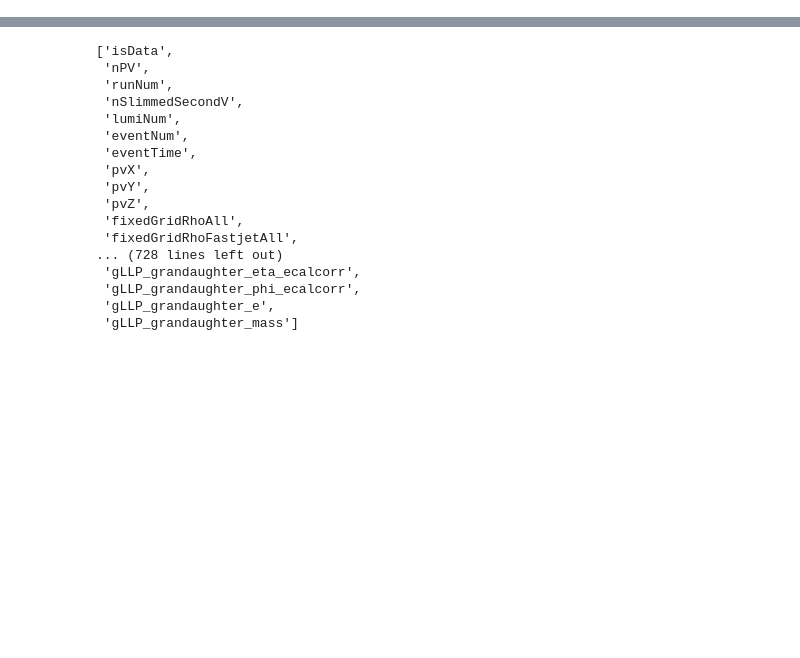
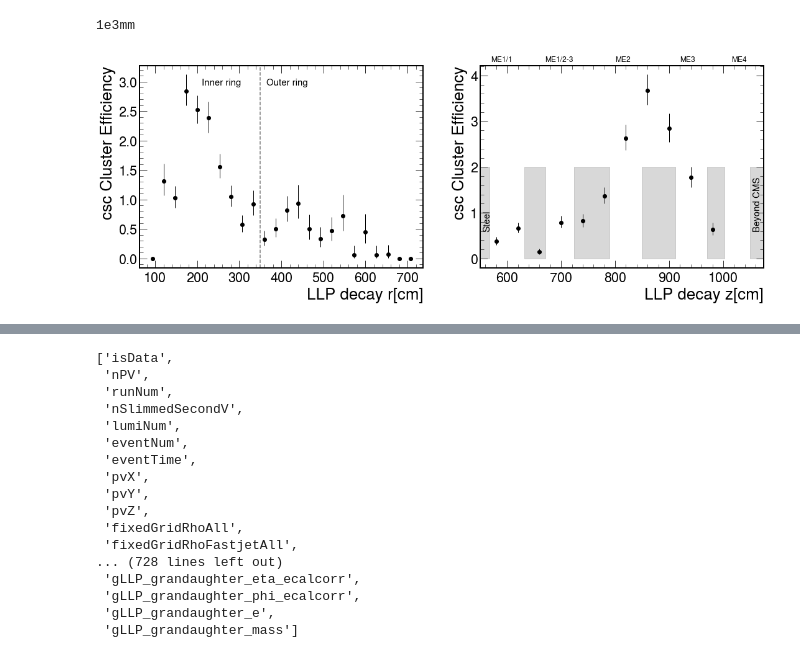
Before and after one commit to AnthonyAportela/LLPs, a Jupyter notebook: notebooks/Bplus/Aram_processor.ipynb, the cells around one changed output, grey strips where cells are left out. Saved outputs shown, nothing was run; the diff lists cells and outputs as text; code cells hidden in the pictures; blank space fills up the shorter version.

```diff
--- a/notebooks/Bplus/Aram_processor.ipynb
+++ b/notebooks/Bplus/Aram_processor.ipynb
@@ -166,0 +228,77 @@ for junk in out:
+# %%
+import mplhep
+from hist.intervals import ratio_uncertainty
+import matplotlib.patches as patches
+
+plt.style.use(mplhep.style.CMS)
+
+
+def ratio(reco, real, rax, ax, det):
+    num = reco.project(ax)
+    den = real.project(ax)
+    rax.errorbar(
+        x=num.axes[0].centers,
+        y=num.view() / den.view() ,
+        yerr=ratio_uncertainty(num.view(), den.view(), "poisson"),
+        color="k",
+        linestyle="none",
+        marker="o",
+        elinewidth=1,
+    )
+    rax.set_ylabel(f"{det} Cluster Efficiency")
+    rax.set_xlabel(f"LLP decay {ax}[cm]")
+    return rax
+
+def drawCSCz(ax,text_loc=0.7):
+    ax.set_xlim(550,1075)
+    (xmin,xmax) = ax.get_xlim()
+
+    y_max = ax.get_ylim()[1]
+
+    preME11 = patches.Rectangle((xmin, 0), 568-xmin, 2,color='grey',alpha=0.3)
+    ME11_12 = patches.Rectangle((632, 0), 39, 2,color='grey',alpha=0.3)
+    ME12_2  = patches.Rectangle((724, 0), 65, 2,color='grey',alpha=0.3)
+    ME2_3   = patches.Rectangle((849, 0), 62, 2,color='grey',alpha=0.3)
+    ME3_4   = patches.Rectangle((970, 0), 32, 2,color='grey',alpha=0.3)
+    beyond  = patches.Rectangle((1050, 0),50, 2,color='grey',alpha=0.3)
+
+    ax.text(570, y_max*1.02, 'ME1/1', fontsize=12)
+    ax.text(670, y_max*1.02, 'ME1/2-3', fontsize=12)
+    ax.text(800, y_max*1.02, 'ME2', fontsize=12)
+    ax.text(920, y_max*1.02, 'ME3', fontsize=12)
+    ax.text(1015, y_max*1.02,'ME4', fontsize=12)
+    ax.text(xmin+5 ,y_max*0.15, "Steel", fontsize=15,rotation=90)
+    ax.text(xmax-20,y_max*0.15, "Beyond CMS", fontsize=15,rotation=90)
+
+    ax.add_patch(preME11)
+    ax.add_patch(ME11_12)
+    ax.add_patch(ME12_2)
+    ax.add_patch(ME2_3)
+    ax.add_patch(ME3_4)
+    ax.add_patch(beyond)
+    return ax
+
+def drawCSCr(ax):
+    y_max = ax.get_ylim()[1]
+    ax.axvline(350,linestyle="--",color='grey')
+    ax.text(350-140,y_max*0.9, "Inner ring", fontsize=15)
+    ax.text(350+15 ,y_max*0.9, "Outer ring", fontsize=15)
+    return ax
+
+sample = '1e3mm'
+print(sample)
+figsize = (18,6)
+fig, (cscrax, csczax) = plt.subplots(1,2,figsize = figsize)
+
+llp = out[sample]['genCSC']
+csc = out[sample]['clsCSC']
+
+ratio(csc, llp, csczax, 'z', 'csc')
+drawCSCz(csczax)
+
+ratio(csc, llp, cscrax, 'r', 'csc')
+drawCSCr(cscrax)
+fig.savefig(sample + '.pdf')
+# %% [output]
+1e3mm
+[figure, added]
```
Also changed, not shown: parts of 4 cells of this notebook.
